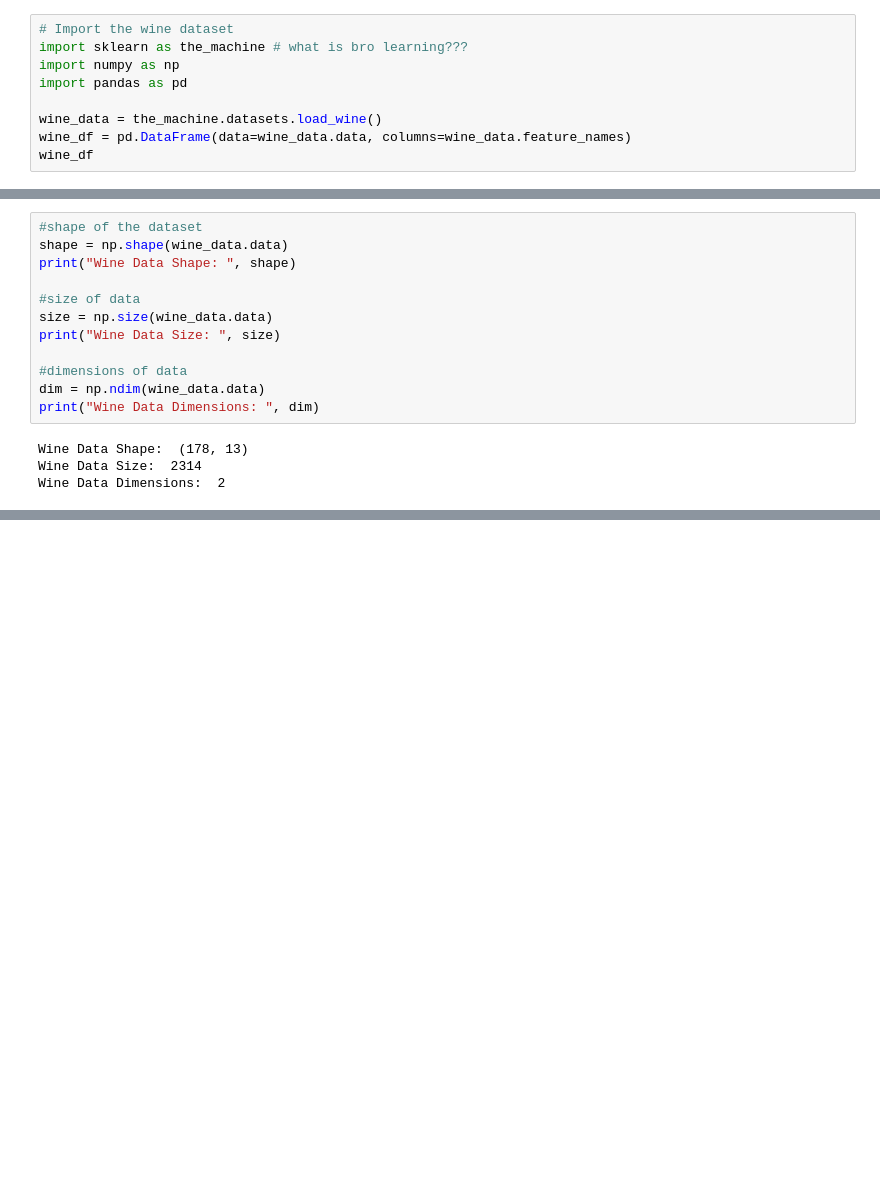
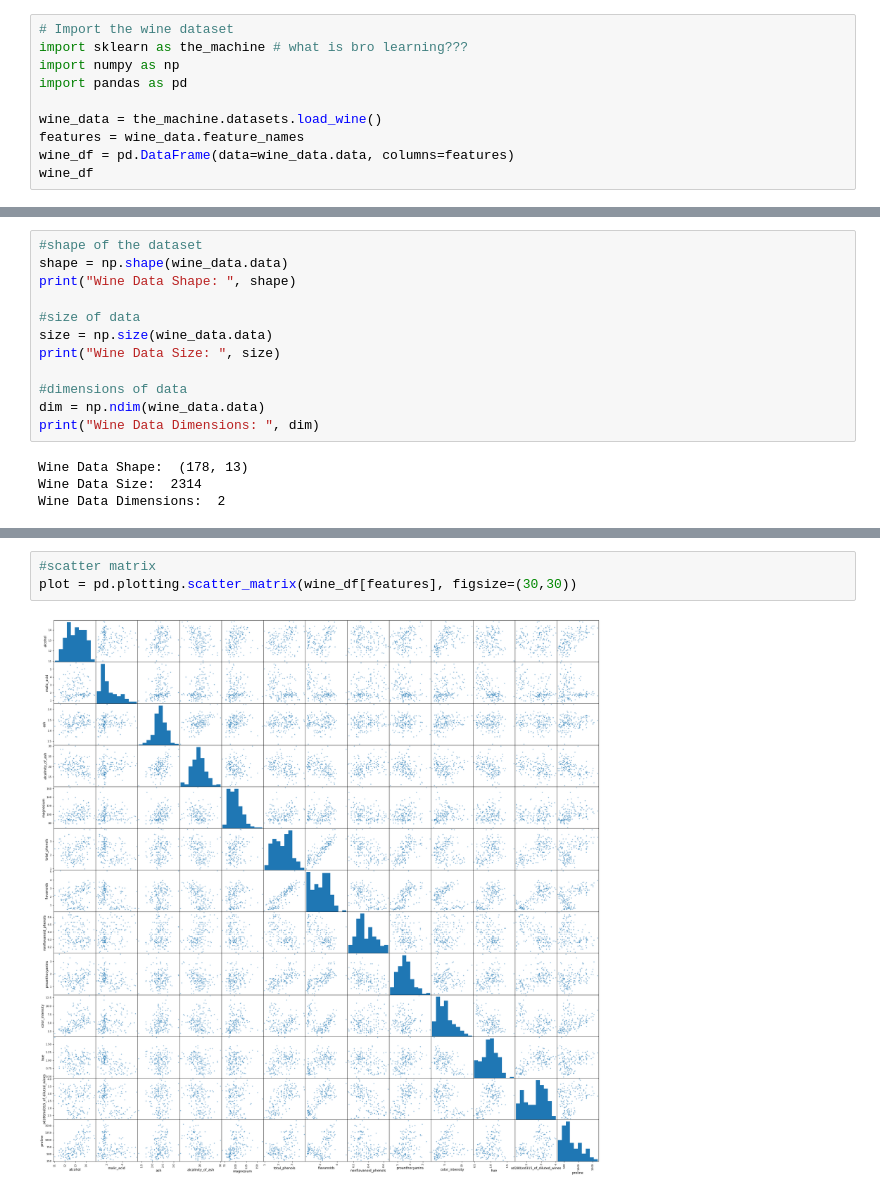
Before and after one commit to pramasahayam/Assignment-2, a Jupyter notebook: g7_assign2.ipynb, the cells around one changed output, grey strips where cells are left out. Saved outputs shown, nothing was run; the diff lists cells and outputs as text; blank space fills up the shorter version.

Commit message:
scatter and correlation

```diff
--- a/g7_assign2.ipynb
+++ b/g7_assign2.ipynb
@@ -9,7 +9,8 @@ import numpy as np
 import pandas as pd
 
 wine_data = the_machine.datasets.load_wine()
-wine_df = pd.DataFrame(data=wine_data.data, columns=wine_data.feature_names)
+features = wine_data.feature_names
+wine_df = pd.DataFrame(data=wine_data.data, columns=features)
 wine_df
 # %% [output]
 |  | alcohol | malic_acid | ash | alcalinity_of_ash | magnesium | total_phenols | flavanoids | ... |
@@ -62,3 +66,8 @@ stats_df
 | Minimum | 11.030000 | 0.740000 | 1.360000 | 10.600000 | 70.000000 | 0.980000 | 0.34000 | ... |
 | Maximum | 14.830000 | 5.800000 | 3.230000 | 30.000000 | 162.000000 | 3.880000 | 5.08000 | ... |
 | Average | 13.000618 | 2.336348 | 2.366517 | 19.494944 | 99.741573 | 2.295112 | 2.02927 | ... |
+# %%
+#scatter matrix
+plot = pd.plotting.scatter_matrix(wine_df[features], figsize=(30,30))
+# %% [output]
+[figure, added]
```
Also changed, not shown: parts of 3 cells of this notebook.
